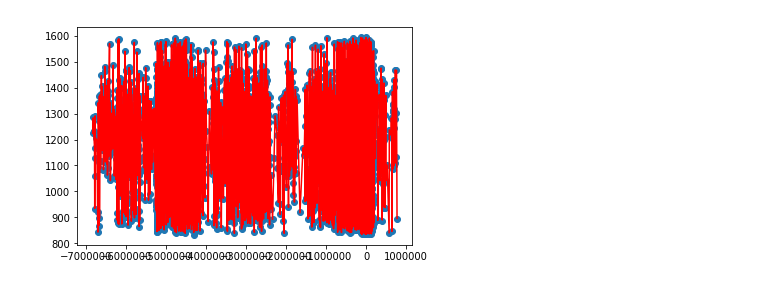
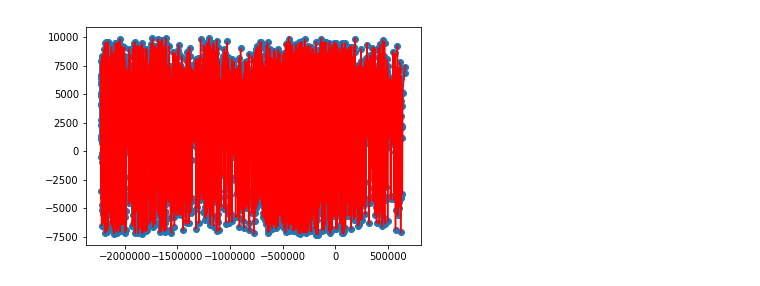
Before and after one commit to aminkhod/Forex_finance_analysis, a Jupyter notebook: mean regretion.ipynb, the cells around one changed output. Cells and saved outputs as stored; diff of their text form; code cells hidden in the pictures.

```diff
--- a/mean regretion.ipynb
+++ b/mean regretion.ipynb
@@ -16,7 +14,9 @@ NameError: name 'eurusdH4' is not defined
 # %%
-eurusdH4 = pd.read_csv('eurusdH4.csv')
+missing = [' ']
+eurusdH4 = pd.read_csv("EuroGBP_H1.csv", na_values = missing)
+eurusdH4.dropna(inplace = True)
 print(eurusdH4.shape)
-mean = eurusdH4['mean']
-low = eurusdH4['Low*1000']
-high = eurusdH4['High*1000']
+mean = eurusdH4['Mean']
+low = eurusdH4['Low']
+high = eurusdH4['High']
 # %% [output]
@@ -24,5 +24,5 @@ high = eurusdH4['High*1000']
 # %%
-X = eurusdH4.values[:,3:]
+X = eurusdH4.values[:,3:15]
 # %%
 X[1][0]
 # %% [output]
@@ -99,12 +83,12 @@ F-statistic= 798556.7469473404
 # %%
 # plot
 
-XX = X_train[:,-1]
+XX = lowX_train[:,-1]
 plt.scatter(np.sort(XX) ,lowy_train)
 plt.plot(np.sort(XX) ,lowY_hat ,color='red');
 plt.show()
 # %% [output]
-[figure, old version]
+[figure, new version]
 # %%
 highX_train, highX_test, highy_train, highy_test = train_test_split(
     X, high, test_size=0.1, random_state=0)
```
Also changed, not shown: parts of 15 cells of this notebook, 3 other files.
